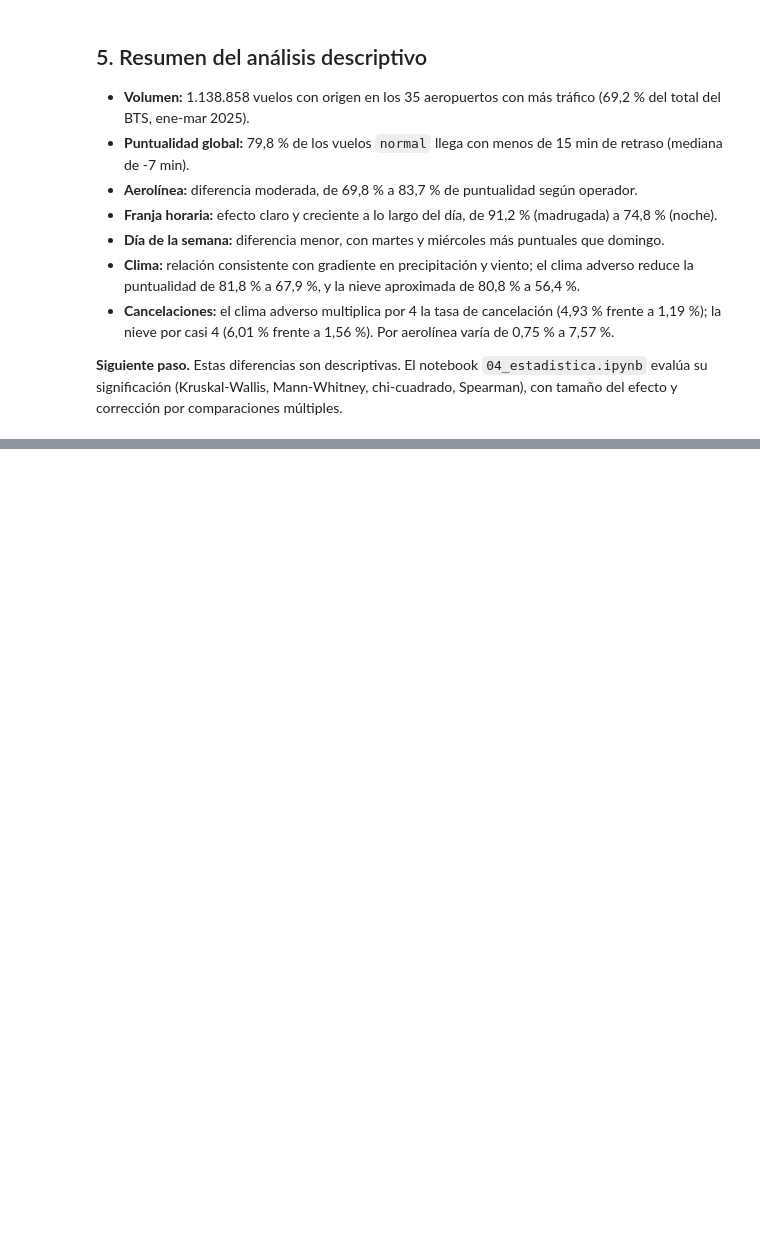
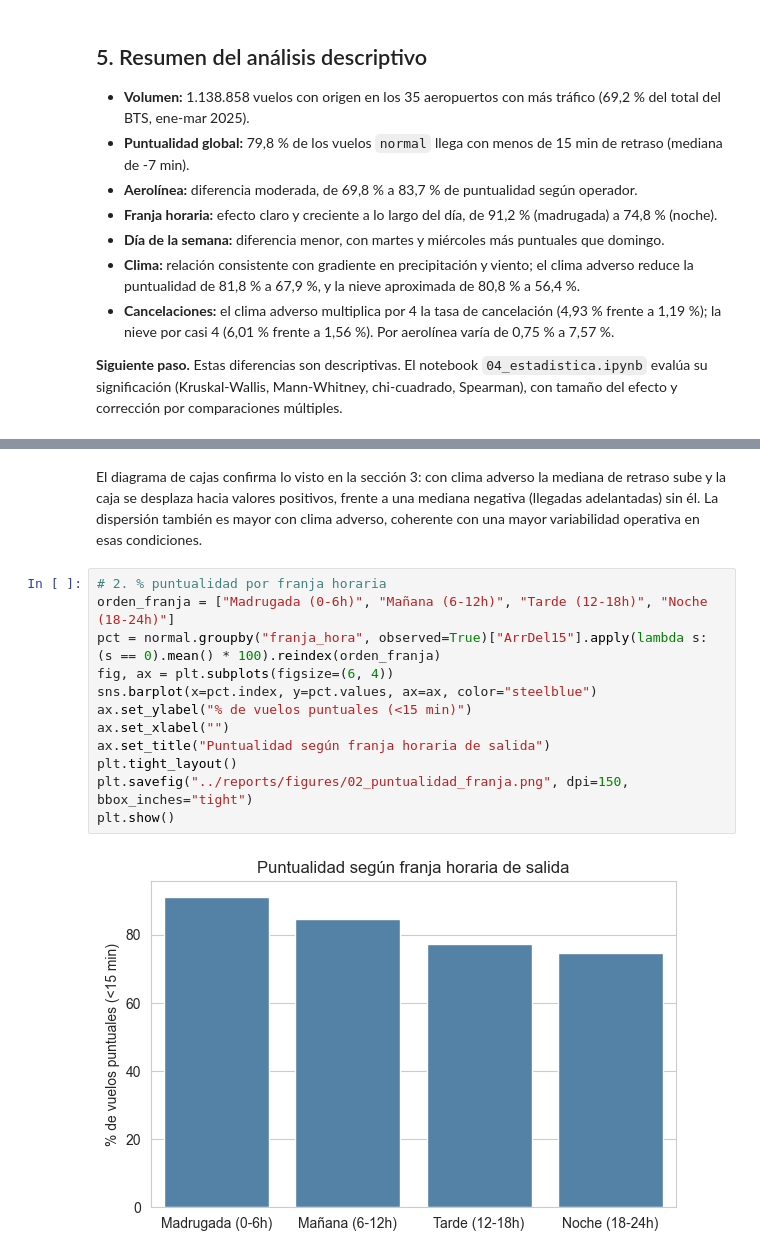
Before and after one commit to mgonzalezbenm/vuelos-clima-eda, a Jupyter notebook: notebooks/03_eda.ipynb, the cells around one changed output, grey strips where cells are left out. Drawn from its saved outputs; the diff is of its cells as text; blank space fills up the shorter version.

```diff
--- a/notebooks/03_eda.ipynb
+++ b/notebooks/03_eda.ipynb
@@ -177,0 +203,16 @@ Con esto se completa el análisis descriptivo: retraso y cancelación caracteriz
+# %% [markdown]
+El diagrama de cajas confirma lo visto en la sección 3: con clima adverso la mediana de retraso sube y la caja se desplaza hacia valores positivos, frente a una mediana negativa (llegadas adelantadas) sin él. La dispersión también es mayor con clima adverso, coherente con una mayor variabilidad operativa en esas condiciones.
+# %%
+# 2. % puntualidad por franja horaria
+orden_franja = ["Madrugada (0-6h)", "Mañana (6-12h)", "Tarde (12-18h)", "Noche (18-24h)"]
+pct = normal.groupby("franja_hora", observed=True)["ArrDel15"].apply(lambda s: (s == 0).mean() * 100).reindex(orden_franja)
+fig, ax = plt.subplots(figsize=(6, 4))
+sns.barplot(x=pct.index, y=pct.values, ax=ax, color="steelblue")
+ax.set_ylabel("% de vuelos puntuales (<15 min)")
+ax.set_xlabel("")
+ax.set_title("Puntualidad según franja horaria de salida")
+plt.tight_layout()
+plt.savefig("../reports/figures/02_puntualidad_franja.png", dpi=150, bbox_inches="tight")
+plt.show()
+# %% [output]
+[figure, added]
```
Also changed, not shown: parts of 8 cells of this notebook, 4 other files.
